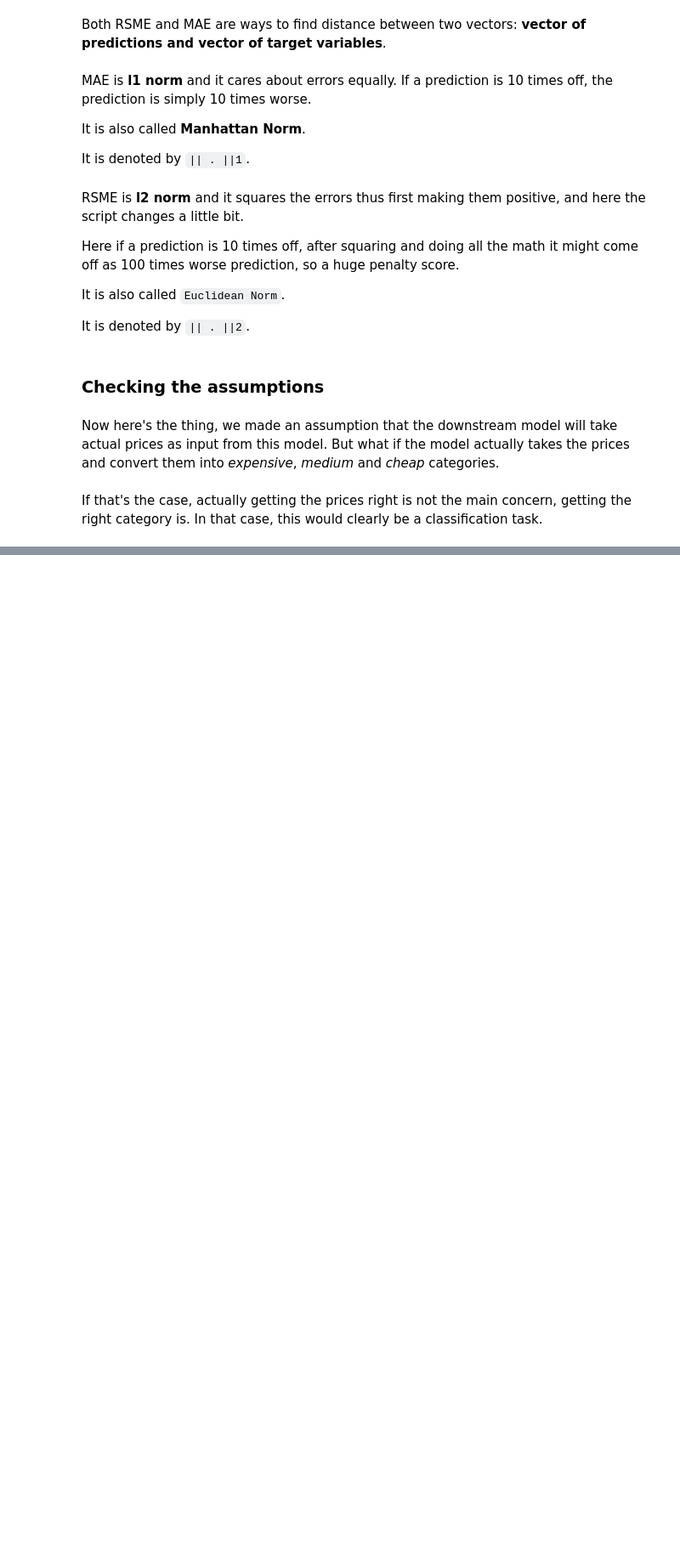
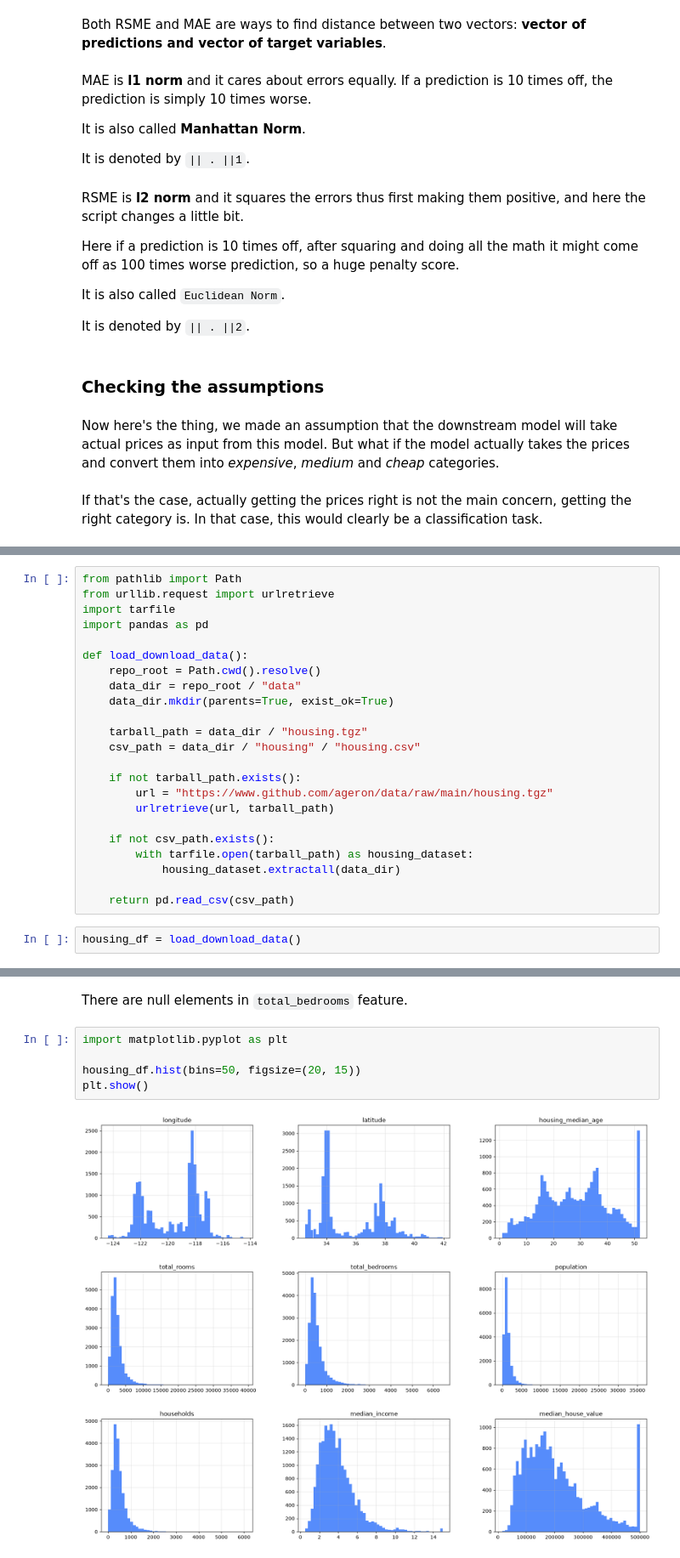
Before and after one commit to Yar-Muhammad-Awaim/hands-on-ml-with-scikit-learn-pytorch, a Jupyter notebook: src/book/chapter2.ipynb, the cells around one changed output, grey strips where cells are left out. Shown at 85% size. Saved outputs shown, nothing was run; the diff lists cells and outputs as text; blank space fills up the shorter version.

```diff
--- a/src/book/chapter2.ipynb
+++ b/src/book/chapter2.ipynb
@@ -81,0 +86,25 @@ If that's the case, actually getting the prices right is not the main concern, g
+# %%
+from pathlib import Path
+from urllib.request import urlretrieve
+import tarfile
+import pandas as pd
+
+def load_download_data():
+    repo_root = Path.cwd().resolve()
+    data_dir = repo_root / "data"
+    data_dir.mkdir(parents=True, exist_ok=True)
+
+    tarball_path = data_dir / "housing.tgz"
+    csv_path = data_dir / "housing" / "housing.csv"
+
+    if not tarball_path.exists():
+        url = "https://www.github.com/ageron/data/raw/main/housing.tgz"
+        urlretrieve(url, tarball_path)
+
+    if not csv_path.exists():
+        with tarfile.open(tarball_path) as housing_dataset:
+            housing_dataset.extractall(data_dir)
+
+    return pd.read_csv(csv_path)
+# %%
+housing_df = load_download_data()
@@ -81,0 +170,9 @@ If that's the case, actually getting the prices right is not the main concern, g
+# %% [markdown]
+There are null elements in `total_bedrooms` feature.
+# %%
+import matplotlib.pyplot as plt
+
+housing_df.hist(bins=50, figsize=(20, 15))
+plt.show()
+# %% [output]
+[figure, added]
```
Also changed, not shown: parts of 26 cells of this notebook, 3 other files.
